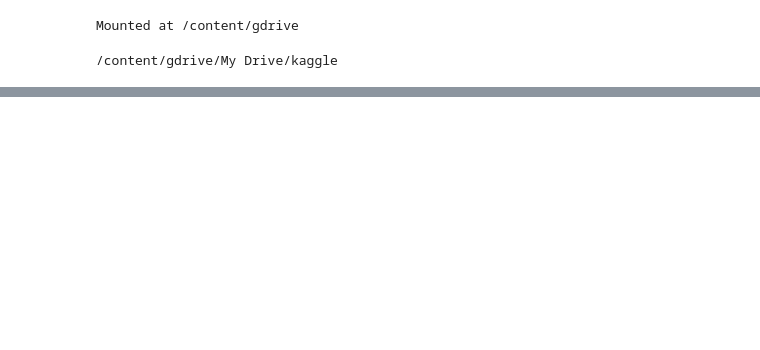
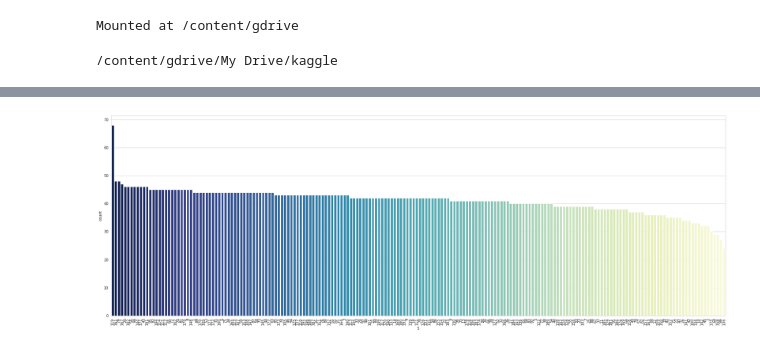
Before and after one commit to bedhinesh/capstone-aiml, a Jupyter notebook: Capstone_Group1_EDA.ipynb, the cells around one changed output, grey strips where cells are left out. Saved outputs shown, nothing was run; the diff lists cells and outputs as text; code cells hidden in the pictures; blank space fills up the shorter version.

```diff
--- a/Capstone_Group1_EDA.ipynb
+++ b/Capstone_Group1_EDA.ipynb
@@ -51,0 +185,4 @@ project_path = '/content/drive/My Drive/kaggle/'
+# %%
+draw_count_plot(test_data,5)
+# %% [output]
+[figure, added]
```
Also changed, not shown: parts of 12 cells of this notebook.
